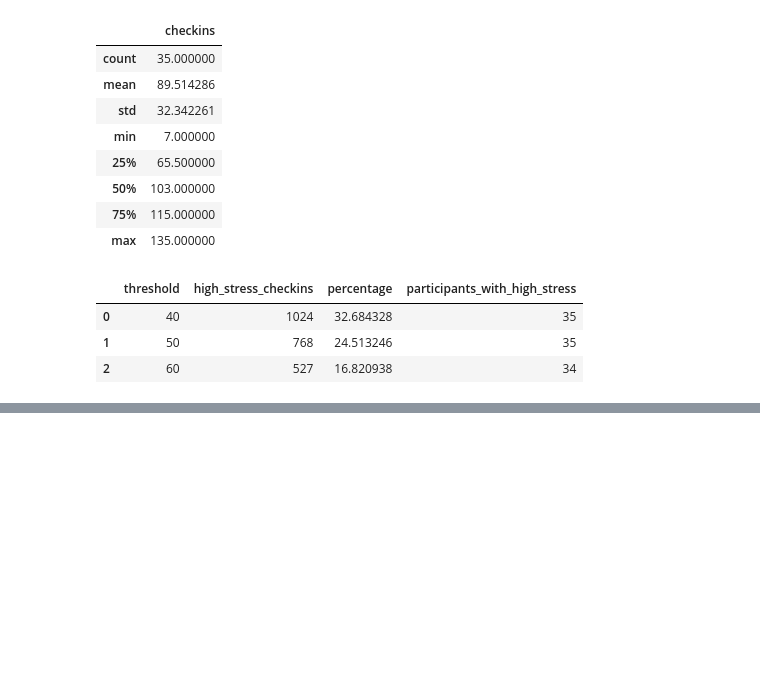
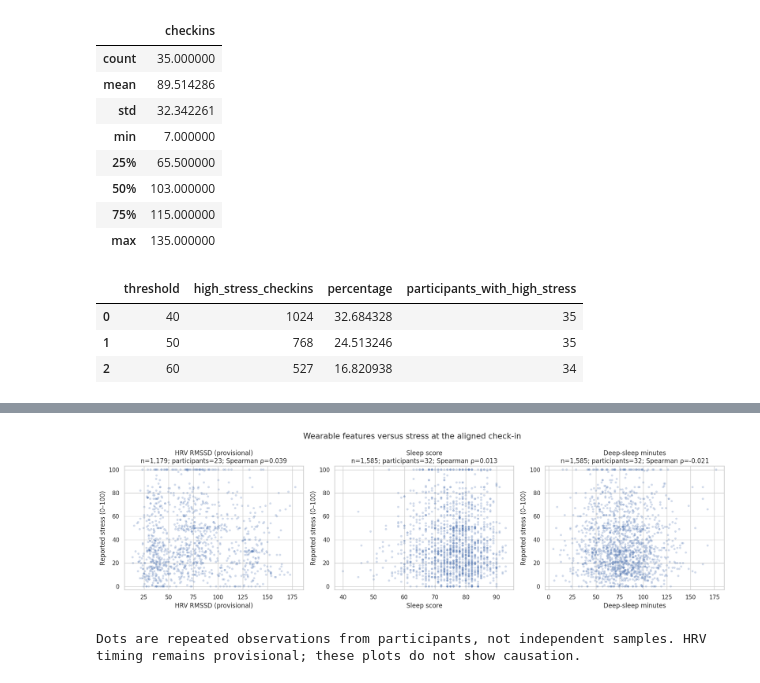
Before and after one commit to bakai-work07/MindWatch-IE08-public, a Jupyter notebook: EDA/notebooks/MW_201_EDA.ipynb, the cells around one changed output, grey strips where cells are left out. Saved outputs shown, nothing was run; the diff lists cells and outputs as text; code cells hidden in the pictures; blank space fills up the shorter version.

```diff
--- a/EDA/notebooks/MW_201_EDA.ipynb
+++ b/EDA/notebooks/MW_201_EDA.ipynb
@@ -1016,0 +2107,58 @@ display(pd.DataFrame(threshold_results))
+# %%
+import numpy as np
+import pandas as pd
+import matplotlib.pyplot as plt
+import seaborn as sns
+
+sns.set_theme(style="whitegrid")
+
+plot_features = {
+    "hrv_rmssd_median_24h_provisional": "HRV RMSSD (provisional)",
+    "sleep_overall_score": "Sleep score",
+    "sleep_deep_minutes": "Deep-sleep minutes",
+}
+
+fig, axes = plt.subplots(1, 3, figsize=(17, 5))
+
+for ax, (feature, label) in zip(axes, plot_features.items()):
+    paired = (
+        feature_table[["participant_id", feature, "stress"]]
+        .replace([np.inf, -np.inf], np.nan)
+        .dropna()
+    )
+
+    rho = paired[feature].corr(paired["stress"], method="spearman")
+
+    ax.scatter(
+        paired[feature],
+        paired["stress"],
+        alpha=0.25,
+        s=18,
+        edgecolors="none",
+    )
+
+    ax.set_title(
+        f"{label}\n"
+        f"n={len(paired):,}; "
+        f"participants={paired['participant_id'].nunique()}; "
+        f"Spearman ρ={rho:.3f}"
+    )
+    ax.set_xlabel(label)
+    ax.set_ylabel("Reported stress (0–100)")
+    ax.set_ylim(-3, 103)
+
+fig.suptitle(
+    "Wearable features versus stress at the aligned check-in",
+    fontsize=15,
+)
+
+fig.tight_layout()
+plt.show()
+
+print(
+    "Dots are repeated observations from participants, not independent samples. "
+    "HRV timing remains provisional; these plots do not show causation."
+)
+# %% [output]
+[figure, added]
+Dots are repeated observations from participants, not independent samples. HRV timing remains provisional; these plots do not show causation.
```
Also changed, not shown: parts of 20 cells of this notebook.
